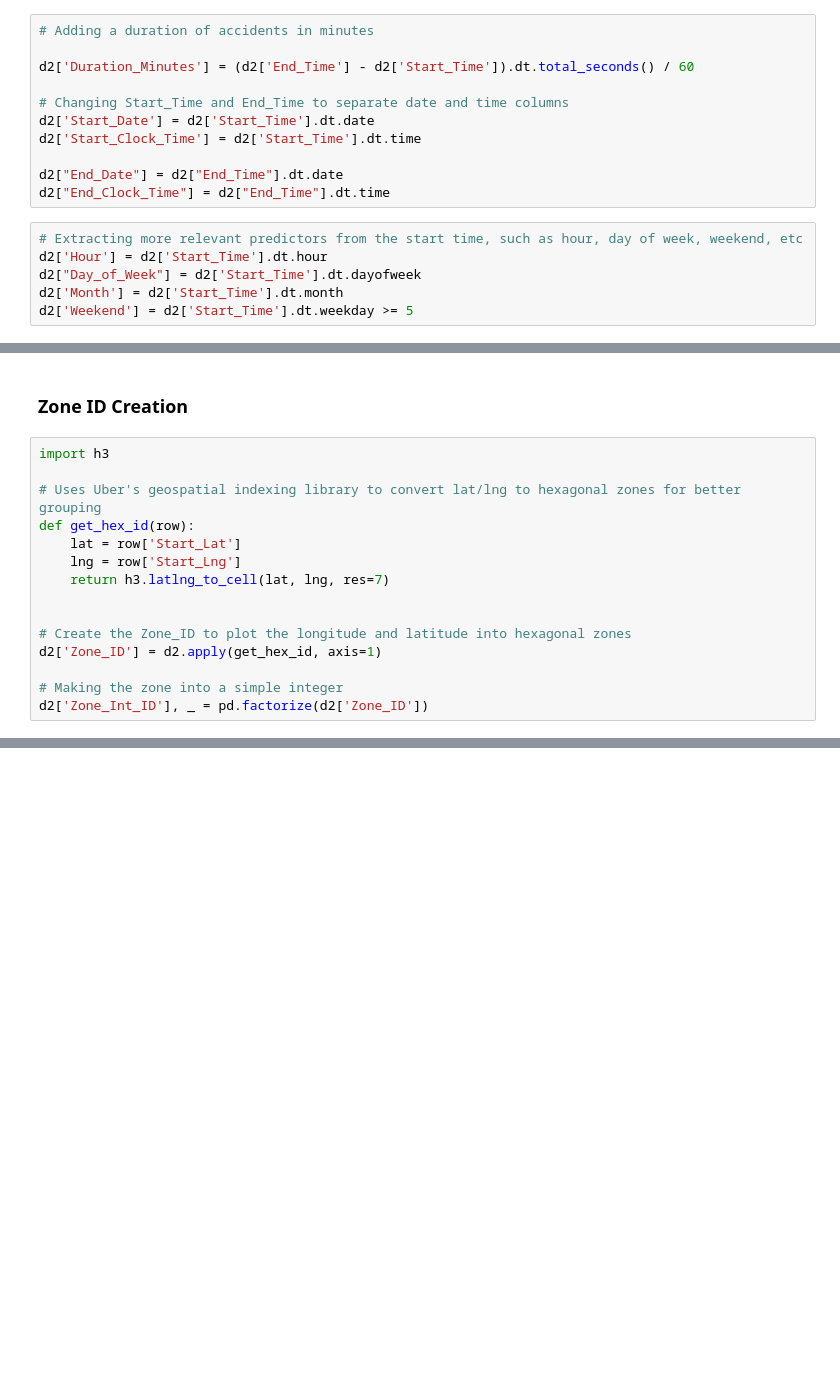
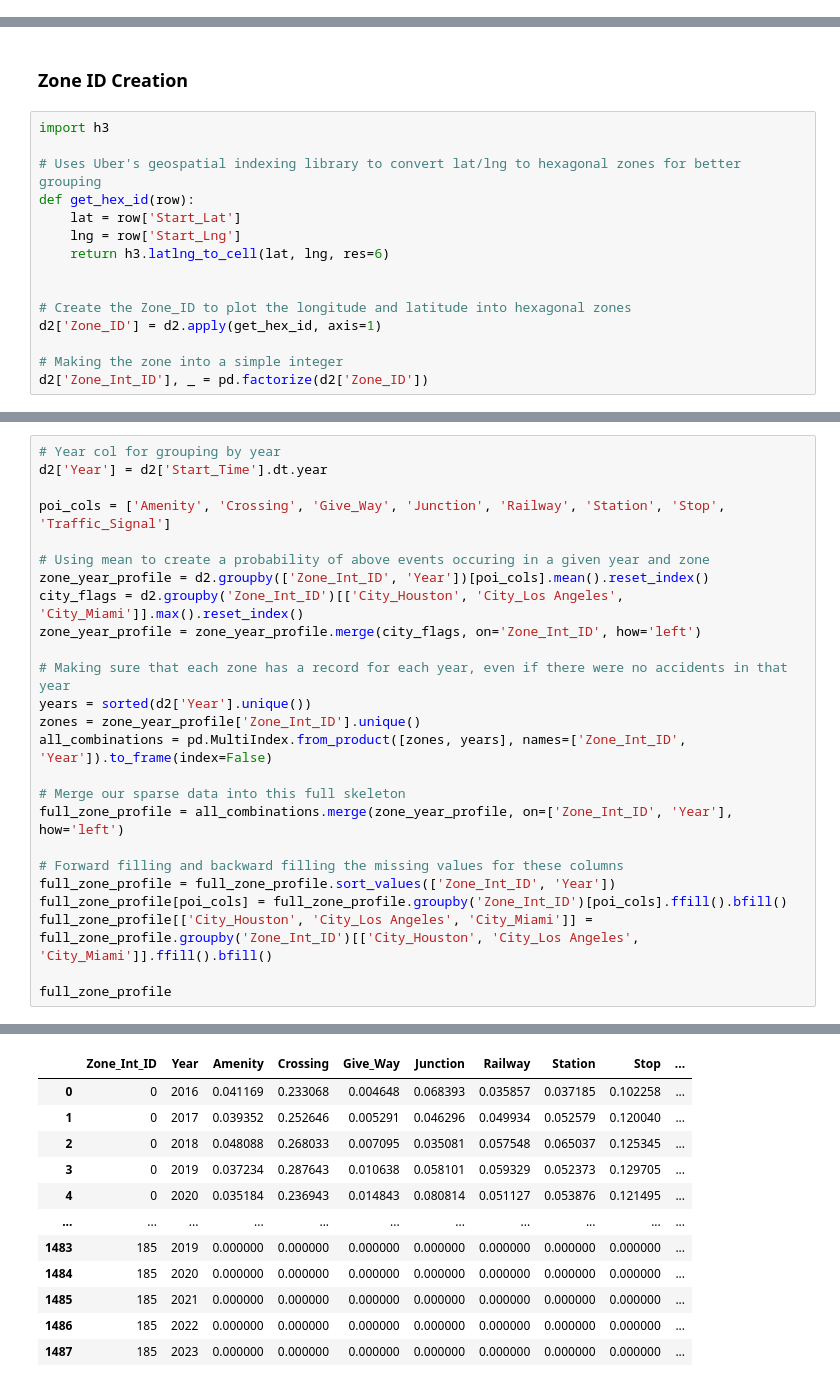
Before and after one commit to manand05/traffic-accident-risk-prediction, a Jupyter notebook: dataset_preprocessing.ipynb, the cells around one changed output, grey strips where cells are left out. Saved outputs shown, nothing was run; the diff lists cells and outputs as text; blank space fills up the shorter version.

Commit message:
Fixing logic regarding the dataset. Need to account for empty/zero accident areas, so created a dataframe with every value to serve as a shell

```diff
--- a/dataset_preprocessing.ipynb
+++ b/dataset_preprocessing.ipynb
@@ -128,22 +179,5 @@ d2.reset_index(drop=True)
 # %% [markdown]
 ## Feature Engineering
-# %%
-# Adding a duration of accidents in minutes
-
-d2['Duration_Minutes'] = (d2['End_Time'] - d2['Start_Time']).dt.total_seconds() / 60
-
-# Changing Start_Time and End_Time to separate date and time columns
-d2['Start_Date'] = d2['Start_Time'].dt.date
-d2['Start_Clock_Time'] = d2['Start_Time'].dt.time
-
-d2["End_Date"] = d2["End_Time"].dt.date
-d2["End_Clock_Time"] = d2["End_Time"].dt.time
-# %%
-# Extracting more relevant predictors from the start time, such as hour, day of week, weekend, etc
-d2['Hour'] = d2['Start_Time'].dt.hour
-d2["Day_of_Week"] = d2['Start_Time'].dt.dayofweek
-d2['Month'] = d2['Start_Time'].dt.month
-d2['Weekend'] = d2['Start_Time'].dt.weekday >= 5
 # %%
 import holidays
 
@@ -258,7 +322,7 @@ import h3
 def get_hex_id(row):
     lat = row['Start_Lat']
     lng = row['Start_Lng']
-    return h3.latlng_to_cell(lat, lng, res=7)
+    return h3.latlng_to_cell(lat, lng, res=6)
 
 
 # Create the Zone_ID to plot the longitude and latitude into hexagonal zones
@@ -308,0 +375,26 @@ fig.show()
+# %%
+# Year col for grouping by year
+d2['Year'] = d2['Start_Time'].dt.year
+
+poi_cols = ['Amenity', 'Crossing', 'Give_Way', 'Junction', 'Railway', 'Station', 'Stop', 'Traffic_Signal']
+
+# Using mean to create a probability of above events occuring in a given year and zone
+zone_year_profile = d2.groupby(['Zone_Int_ID', 'Year'])[poi_cols].mean().reset_index()
+city_flags = d2.groupby('Zone_Int_ID')[['City_Houston', 'City_Los Angeles', 'City_Miami']].max().reset_index()
+zone_year_profile = zone_year_profile.merge(city_flags, on='Zone_Int_ID', how='left')
+
+# Making sure that each zone has a record for each year, even if there were no accidents in that year
+years = sorted(d2['Year'].unique())
+zones = zone_year_profile['Zone_Int_ID'].unique()
+all_combinations = pd.MultiIndex.from_product([zones, years], names=['Zone_Int_ID', 'Year']).to_frame(index=False)
+
+# Merge our sparse data into this full skeleton
+full_zone_profile = all_combinations.merge(zone_year_profile, on=['Zone_Int_ID', 'Year'], how='left')
+
+# Forward filling and backward filling the missing values for these columns
+full_zone_profile = full_zone_profile.sort_values(['Zone_Int_ID', 'Year'])
+full_zone_profile[poi_cols] = full_zone_profile.groupby('Zone_Int_ID')[poi_cols].ffill().bfill()
+full_zone_profile[['City_Houston', 'City_Los Angeles', 'City_Miami']] = full_zone_profile.groupby('Zone_Int_ID')[['City_Houston', 'City_Los Angeles', 'City_Miami']].ffill().bfill()
+
+full_zone_profile
+# %% [output]
@@ -308,0 +402,12 @@ fig.show()
+|  | Zone_Int_ID | Year | Amenity | Crossing | Give_Way | Junction | Railway | Station | Stop | ... |
+| 0 | 0 | 2016 | 0.041169 | 0.233068 | 0.004648 | 0.068393 | 0.035857 | 0.037185 | 0.102258 | ... |
+| 1 | 0 | 2017 | 0.039352 | 0.252646 | 0.005291 | 0.046296 | 0.049934 | 0.052579 | 0.120040 | ... |
+| 2 | 0 | 2018 | 0.048088 | 0.268033 | 0.007095 | 0.035081 | 0.057548 | 0.065037 | 0.125345 | ... |
+| 3 | 0 | 2019 | 0.037234 | 0.287643 | 0.010638 | 0.058101 | 0.059329 | 0.052373 | 0.129705 | ... |
+| 4 | 0 | 2020 | 0.035184 | 0.236943 | 0.014843 | 0.080814 | 0.051127 | 0.053876 | 0.121495 | ... |
+| ... | ... | ... | ... | ... | ... | ... | ... | ... | ... | ... |
+| 1483 | 185 | 2019 | 0.000000 | 0.000000 | 0.000000 | 0.000000 | 0.000000 | 0.000000 | 0.000000 | ... |
+| 1484 | 185 | 2020 | 0.000000 | 0.000000 | 0.000000 | 0.000000 | 0.000000 | 0.000000 | 0.000000 | ... |
+| 1485 | 185 | 2021 | 0.000000 | 0.000000 | 0.000000 | 0.000000 | 0.000000 | 0.000000 | 0.000000 | ... |
+| 1486 | 185 | 2022 | 0.000000 | 0.000000 | 0.000000 | 0.000000 | 0.000000 | 0.000000 | 0.000000 | ... |
+| 1487 | 185 | 2023 | 0.000000 | 0.000000 | 0.000000 | 0.000000 | 0.000000 | 0.000000 | 0.000000 | ... |
```
Also changed, not shown: parts of 20 cells of this notebook, 1 other file.
